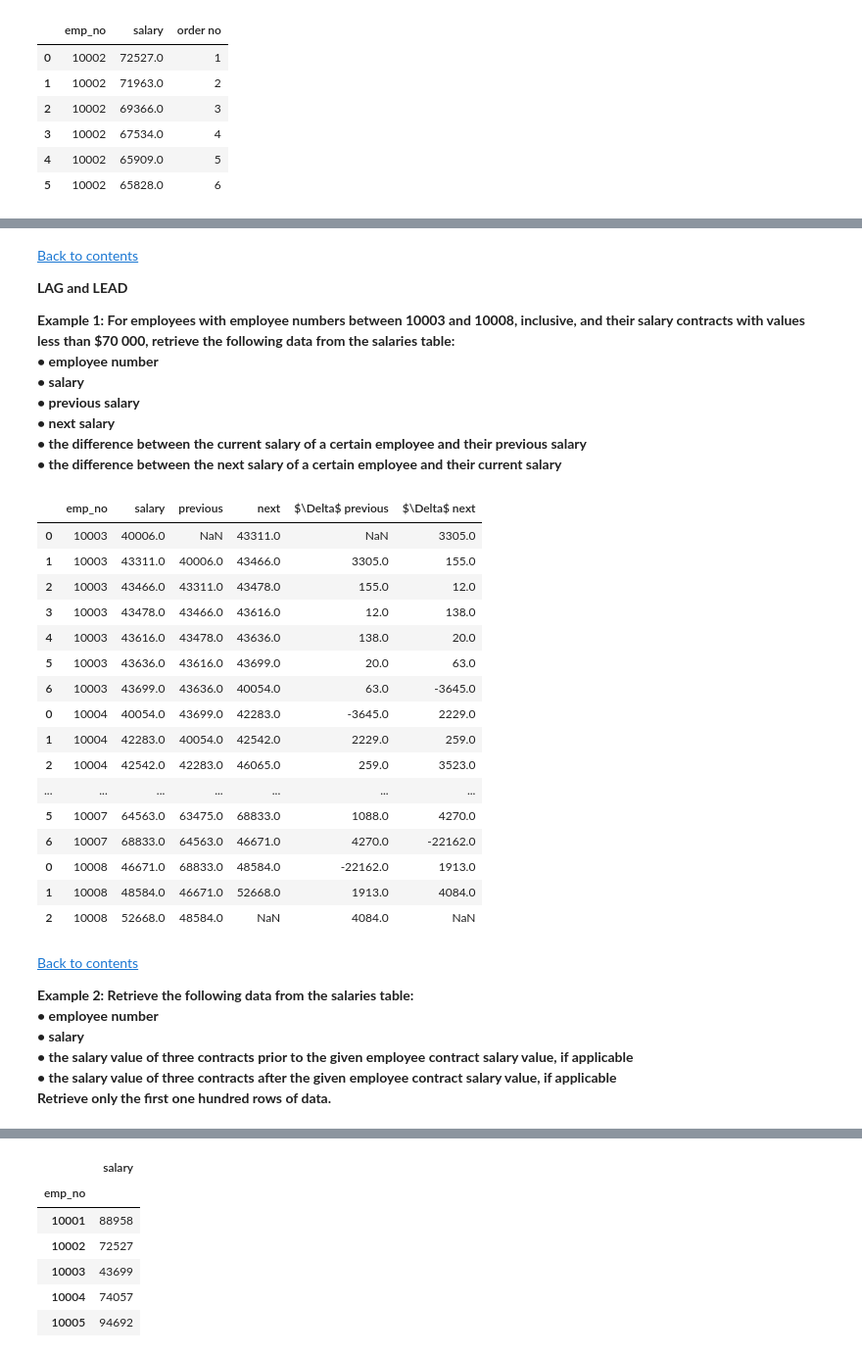
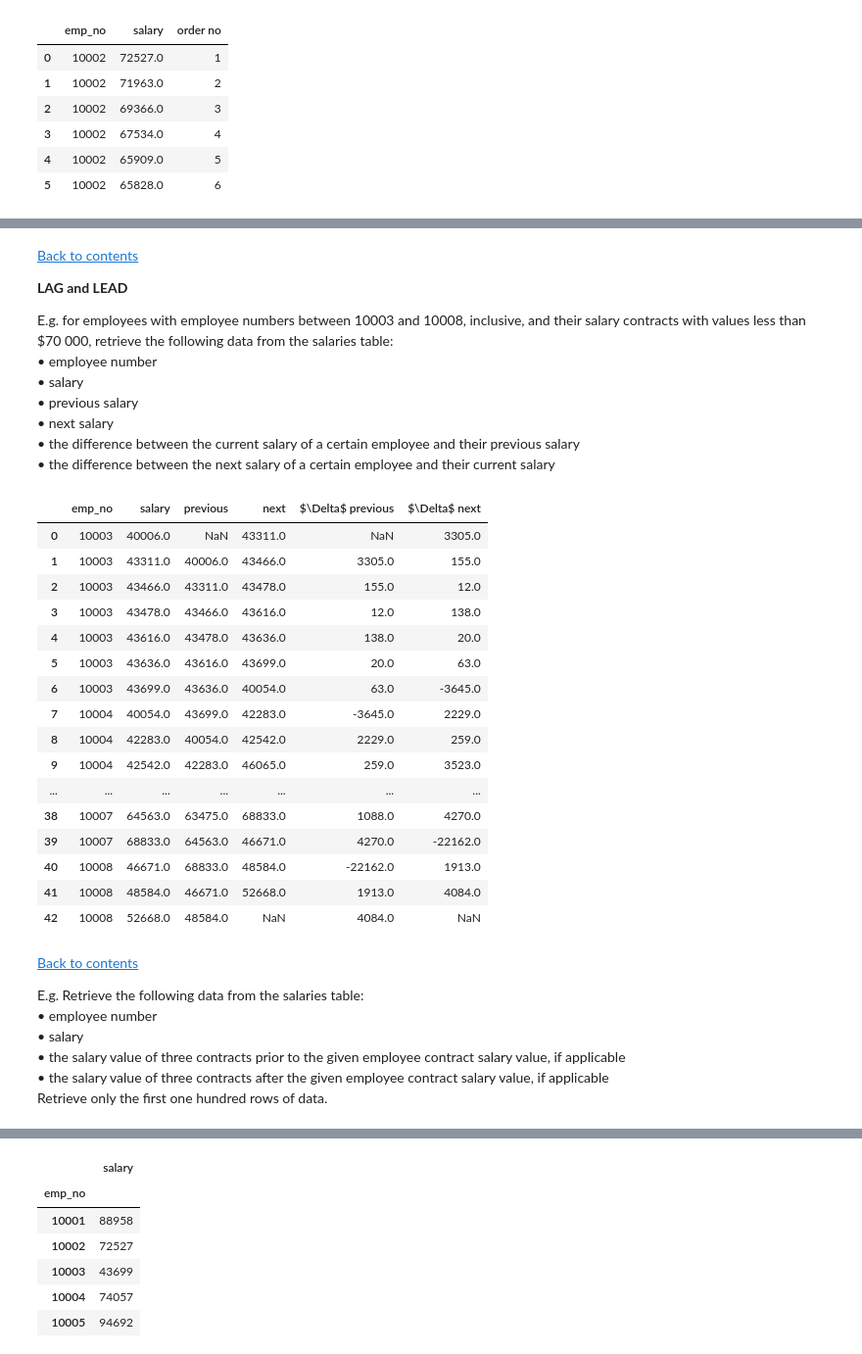
Before and after one commit to steviecurran/SQL2pandas, a Jupyter notebook: SQL2pandas.ipynb, the cells around one changed output, grey strips where cells are left out. Shown at 98% size. Saved outputs shown, nothing was run; the diff lists cells and outputs as text; code cells hidden in the pictures.

```diff
--- a/SQL2pandas.ipynb
+++ b/SQL2pandas.ipynb
@@ -1588,22 +1763,17 @@ between the two columns**
 # %%
-#pd.set_option('display.max_rows', None)
 tmp = JOIN(emp,sal,'emp_no','left')
-IDs = []
-for i in range (10001,10007):
-    IDs.append(i)
-#print(IDs); print(tmp); print(tmp.columns)
 tmp1 = tmp[['emp_no','salary']]
-def rank_by(data,ID,field,asc):
-    dfs = []
-    for i in range (0,len(IDs)):
-        tmp= data[data[ID] == IDs[i]]
-        tmp = tmp.sort_values(by=[field], ascending=asc).reset_index()
-        tmp['rank'] = tmp.index +1
-        dfs.append(tmp)
-    out = pd.concat(dfs)
-    del out['index']
-    return out
-rank_by(tmp1,'emp_no','salary',False)
+
+def rank_by(data, ID, field, IDs_to_filter, asc):
+    filtered_data = data[data[ID].isin(IDs_to_filter)].copy()
+    filtered_data = filtered_data.sort_values(by=[ID, field], ascending=[True, asc]) # Sort
+    # Create the rank column using groupby + cumcount, cumcount starts at 0, so we add 1
+    filtered_data['rank'] = filtered_data.groupby(ID).cumcount() + 1
+    return filtered_data.reset_index(drop=True)
+
+target_ids = list(range(10001, 10007))
+result = rank_by(tmp1, 'emp_no', 'salary', target_ids, False)
+result
 # %% [output]
 |  | emp_no | salary | rank |
 | 0 | 10001 | 88958.0 | 1 |
@@ -1660,53 +1829,51 @@ rank_by(tmp,'emp_no','salary',False)
 
 **<a id='LaL'>LAG and LEAD</a>**
 
-**Example 1: For employees with employee numbers between 10003 and 10008, inclusive, and their salary contracts with values less than $70 000, retrieve the following data from the salaries table:<br>
+E.g. for employees with employee numbers between 10003 and 10008, inclusive, and their salary contracts with values less than $70 000, retrieve the following data from the salaries table:<br>
 • employee number<br>
 • salary<br>
 • previous salary<br>
 • next salary<br>
 • the difference between the current salary of a certain employee and their previous salary<br>
-• the difference between the next salary of a certain employee and their current salary<br>**
+• the difference between the next salary of a certain employee and their current salary<br>
 # %%
 tmp = JOIN(emp,sal,'emp_no','left')
-tmp1 = FILTER(tmp,'salary',70000,'<'); #print(tmp1)
-IDs = []
-for i in range (10003,10009):
-    IDs.append(i)
-tmp = rank_by(tmp1,'emp_no','salary',True)
+tmp1 = FILTER(tmp,'salary',70000,'<')
+target_ids = list(range(10003, 10009))
+tmp = rank_by(tmp1,'emp_no','salary',target_ids,True)
 tmp = tmp[['emp_no','salary']]
 tmp['previous'] = tmp.salary.shift(1)
 tmp['next'] = tmp.salary.shift(-1)
 tmp['$\Delta$ previous'] = tmp['salary'] - tmp['previous']
 tmp['$\Delta$ next'] = tmp['next'] - tmp['salary']
 tmp
 # %% [output]
 |  | emp_no | salary | previous | next | $\Delta$ previous | $\Delta$ next |
 | 0 | 10003 | 40006.0 | NaN | 43311.0 | NaN | 3305.0 |
 | 1 | 10003 | 43311.0 | 40006.0 | 43466.0 | 3305.0 | 155.0 |
 | 2 | 10003 | 43466.0 | 43311.0 | 43478.0 | 155.0 | 12.0 |
 | 3 | 10003 | 43478.0 | 43466.0 | 43616.0 | 12.0 | 138.0 |
 | 4 | 10003 | 43616.0 | 43478.0 | 43636.0 | 138.0 | 20.0 |
 | 5 | 10003 | 43636.0 | 43616.0 | 43699.0 | 20.0 | 63.0 |
 | 6 | 10003 | 43699.0 | 43636.0 | 40054.0 | 63.0 | -3645.0 |
-| 0 | 10004 | 40054.0 | 43699.0 | 42283.0 | -3645.0 | 2229.0 |
-| 1 | 10004 | 42283.0 | 40054.0 | 42542.0 | 2229.0 | 259.0 |
-| 2 | 10004 | 42542.0 | 42283.0 | 46065.0 | 259.0 | 3523.0 |
+| 7 | 10004 | 40054.0 | 43699.0 | 42283.0 | -3645.0 | 2229.0 |
+| 8 | 10004 | 42283.0 | 40054.0 | 42542.0 | 2229.0 | 259.0 |
+| 9 | 10004 | 42542.0 | 42283.0 | 46065.0 | 259.0 | 3523.0 |
 | ... | ... | ... | ... | ... | ... | ... |
-| 5 | 10007 | 64563.0 | 63475.0 | 68833.0 | 1088.0 | 4270.0 |
-| 6 | 10007 | 68833.0 | 64563.0 | 46671.0 | 4270.0 | -22162.0 |
-| 0 | 10008 | 46671.0 | 68833.0 | 48584.0 | -22162.0 | 1913.0 |
-| 1 | 10008 | 48584.0 | 46671.0 | 52668.0 | 1913.0 | 4084.0 |
-| 2 | 10008 | 52668.0 | 48584.0 | NaN | 4084.0 | NaN |
+| 38 | 10007 | 64563.0 | 63475.0 | 68833.0 | 1088.0 | 4270.0 |
+| 39 | 10007 | 68833.0 | 64563.0 | 46671.0 | 4270.0 | -22162.0 |
+| 40 | 10008 | 46671.0 | 68833.0 | 48584.0 | -22162.0 | 1913.0 |
+| 41 | 10008 | 48584.0 | 46671.0 | 52668.0 | 1913.0 | 4084.0 |
+| 42 | 10008 | 52668.0 | 48584.0 | NaN | 4084.0 | NaN |
 # %% [markdown]
 [Back to contents](#cont)
 
-**Example 2: Retrieve the following data from the salaries table:<br>
+E.g. Retrieve the following data from the salaries table:<br>
 • employee number<br>
 • salary<br>
 • the salary value of three contracts prior to the given employee contract salary value, if applicable<br>
 • the salary value of three contracts after the given employee contract salary value, if applicable<br>
-Retrieve only the first one hundred rows of data.**
+Retrieve only the first one hundred rows of data.
 # %%
 tmp = JOIN(emp,sal,'emp_no','left')
 tmp1 = tmp.head(100)
```
Also changed, not shown: parts of 148 cells of this notebook.
